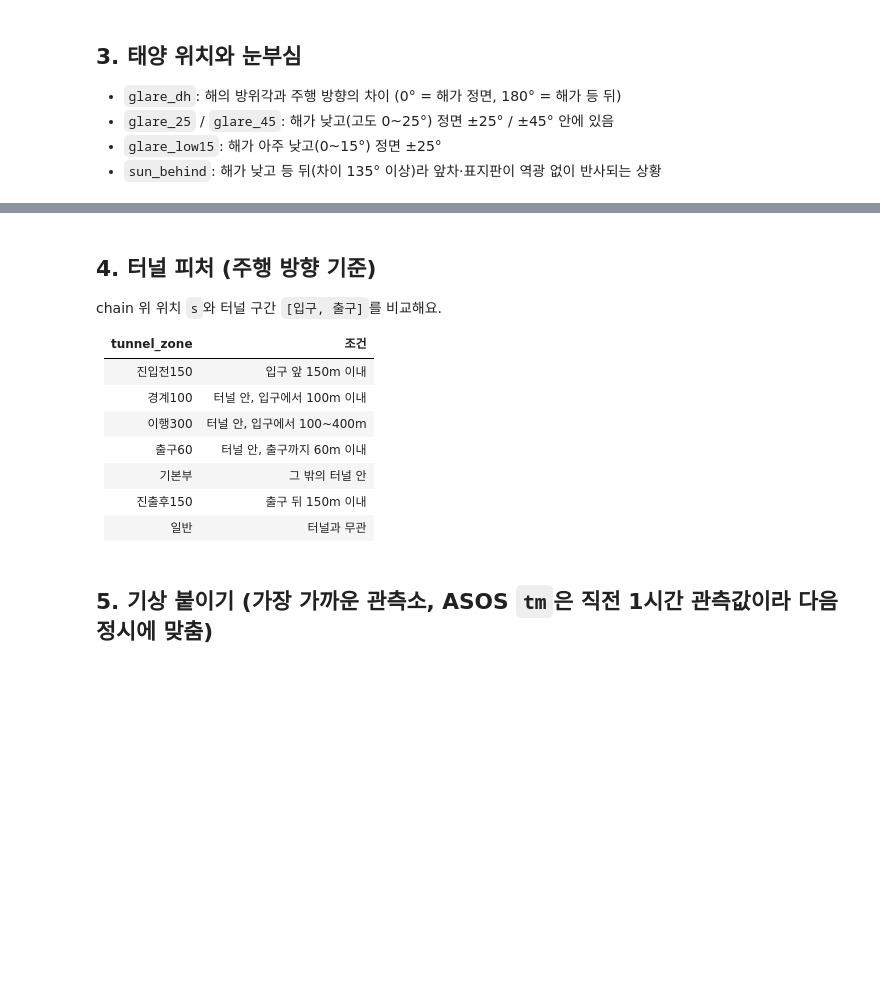
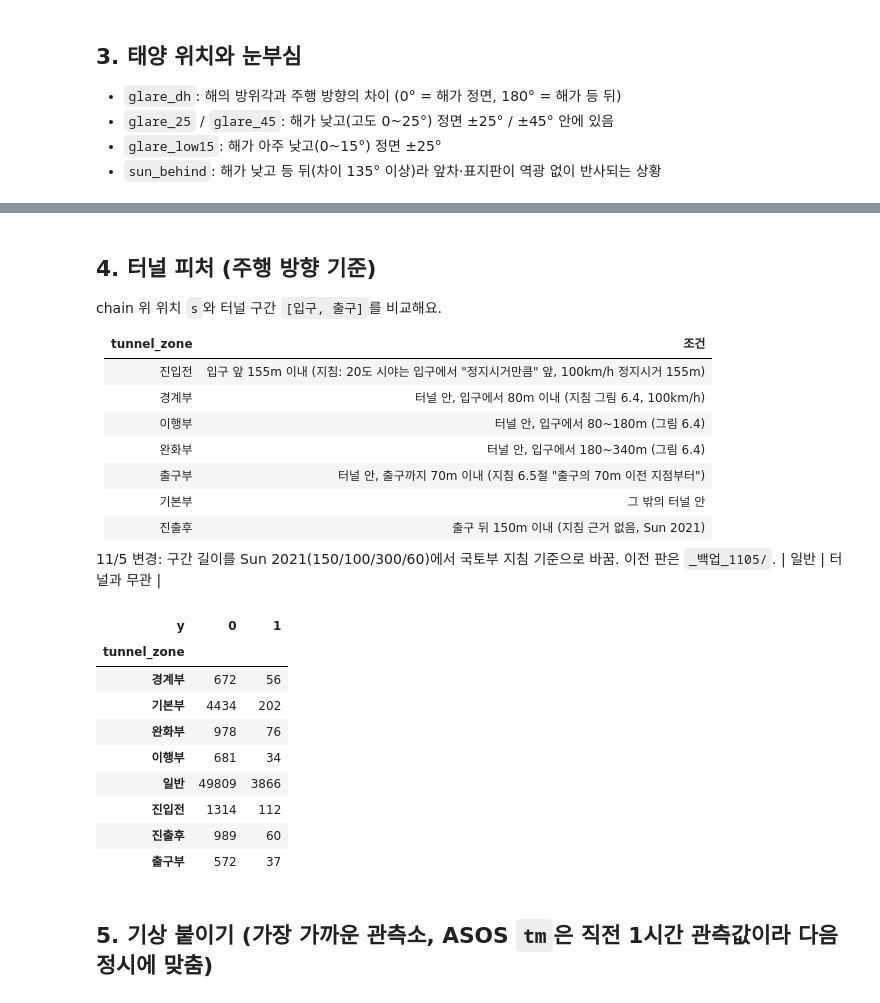
Before and after one commit to Nunchi-ML/Nunchi-ML_AI, a Jupyter notebook: notebooks/experiments/tunnel_adaptation/05_build_table.ipynb, the cells around one changed output, grey strips where cells are left out. Cells and saved outputs as stored; diff of their text form; code cells hidden in the pictures; blank space fills up the shorter version.

```diff
--- a/notebooks/experiments/tunnel_adaptation/05_build_table.ipynb
+++ b/notebooks/experiments/tunnel_adaptation/05_build_table.ipynb
@@ -124,12 +140,15 @@ chain 위 위치 `s`와 터널 구간 `[입구, 출구]`를 비교해요.
 
 | tunnel_zone | 조건 |
 |---|---|
-| 진입전150 | 입구 앞 150m 이내 |
-| 경계100 | 터널 안, 입구에서 100m 이내 |
-| 이행300 | 터널 안, 입구에서 100~400m |
-| 출구60 | 터널 안, 출구까지 60m 이내 |
+| 진입전 | 입구 앞 155m 이내 (지침: 20도 시야는 입구에서 "정지시거만큼" 앞, 100km/h 정지시거 155m) |
+| 경계부 | 터널 안, 입구에서 80m 이내 (지침 그림 6.4, 100km/h) |
+| 이행부 | 터널 안, 입구에서 80~180m (그림 6.4) |
+| 완화부 | 터널 안, 입구에서 180~340m (그림 6.4) |
+| 출구부 | 터널 안, 출구까지 70m 이내 (지침 6.5절 "출구의 70m 이전 지점부터") |
 | 기본부 | 그 밖의 터널 안 |
-| 진출후150 | 출구 뒤 150m 이내 |
+| 진출후 | 출구 뒤 150m 이내 (지침 근거 없음, Sun 2021) |
+
+11/5 변경: 구간 길이를 Sun 2021(150/100/300/60)에서 국토부 지침 기준으로 바꿈. 이전 판은 `_백업_1105/`.
 | 일반 | 터널과 무관 |
 # %%
 def tunnel_feats(c, s):
@@ -141,37 +160,48 @@ def tunnel_feats(c, s):
     prv = [t for t in tl if t[1] < s]          # 지나온 터널
     cur = [t for t in tl if t[0] <= s <= t[1]] # 지금 터널 안
     if nxt and not cur: r["dist_to_entry_m"] = nxt[0][0] - s       # 터널 밖: 앞 터널 입구까지
     if prv and not cur: r["dist_from_exit_m"] = s - prv[-1][1]     # 터널 밖: 지나온 출구부터
     ref = cur[0] if cur else (nxt[0] if nxt and r["dist_to_entry_m"] <= 1000 else
                               prv[-1] if prv and r["dist_from_exit_m"] <= 1000 else None)   # 기준 터널
     if cur:
         d_in, d_out = s - cur[0][0], cur[0][1] - s
         r["in_from_entry_m"], r["in_to_exit_m"] = d_in, d_out
-        r["tunnel_zone"] = "출구60" if d_out <= 60 else "경계100" if d_in <= 100 else "이행300" if d_in <= 400 else "기본부"
-    elif nxt and r["dist_to_entry_m"] <= 150:
-        r["tunnel_zone"] = "진입전150"
+        r["tunnel_zone"] = "출구부" if d_out <= 70 else "경계부" if d_in <= 80 else "이행부" if d_in <= 180 else "완화부" if d_in <= 340 else "기본부"
+    elif nxt and r["dist_to_entry_m"] <= 155:
+        r["tunnel_zone"] = "진입전"
     elif prv and r["dist_from_exit_m"] <= 150:
-        r["tunnel_zone"] = "진출후150"
+        r["tunnel_zone"] = "진출후"
     if ref:
         r["tunnel_len_m"] = ref[1] - ref[0]
         r["tunnel_axis"] = bearing(line.interpolate(ref[0]), line.interpolate(ref[1]))
         r["exit_bearing"] = bearing(line.interpolate(max(ref[1] - 50, ref[0])), line.interpolate(ref[1]))
         i = tl.index(ref)                      # 앞뒤 터널과 간격 500m 이하 = 연속 터널
         gaps = ([ref[0] - tl[i - 1][1]] if i > 0 else []) + ([tl[i + 1][0] - ref[1]] if i + 1 < len(tl) else [])
         r["tunnel_gap_500"] = any(g <= 500 for g in gaps)
     return r
 
 tf = pd.DataFrame([tunnel_feats(c, s) for c, s in zip(df.chain_id, df.s)], index=df.index)
 df = df.join(tf)
 dist_portal = df[["dist_to_entry_m", "dist_from_exit_m", "in_from_entry_m", "in_to_exit_m"]].min(axis=1)
 df["dist_to_portal_s"] = dist_portal / (df.maxspeed / 3.6)          # 몇 초 뒤/전에 터널 입·출구
 df["tunnel_len_class"] = pd.cut(df.tunnel_len_m, [0, 500, 1000, 3000, np.inf],
                                 labels=["<500", "500-1000", "1000-3000", ">3000"])
 df["exit_sun_dh"] = ang_diff(df.sun_azi, df.exit_bearing)
 df.loc[df.sun_elev <= 0, "exit_sun_dh"] = np.nan
 df["exit_backlight_3"] = df.exit_sun_dh <= 3
 df["exit_backlight_10"] = df.exit_sun_dh <= 10
 pd.crosstab(df.tunnel_zone, df.y)
+# %% [output]
+| y | 0 | 1 |
+| tunnel_zone |  |  |
+| 경계부 | 672 | 56 |
+| 기본부 | 4434 | 202 |
+| 완화부 | 978 | 76 |
+| 이행부 | 681 | 34 |
+| 일반 | 49809 | 3866 |
+| 진입전 | 1314 | 112 |
+| 진출후 | 989 | 60 |
+| 출구부 | 572 | 37 |
 # %% [markdown]
 ## 5. 기상 붙이기 (가장 가까운 관측소, ASOS `tm`은 직전 1시간 관측값이라 다음 정시에 맞춤)
 # %%
```
Also changed, not shown: parts of 16 cells of this notebook, 18 other files.
